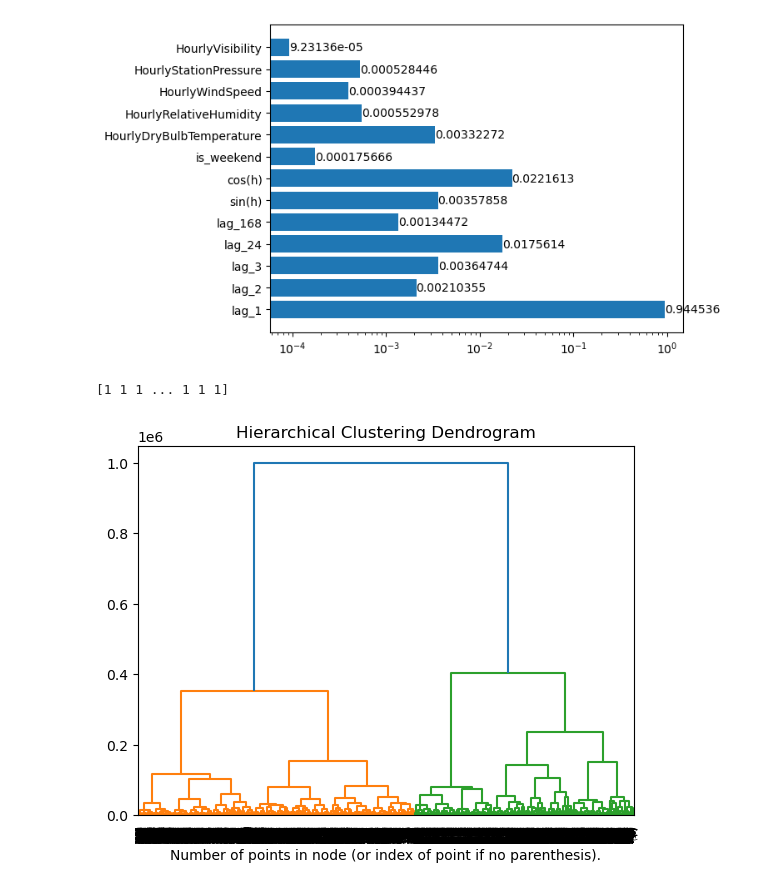
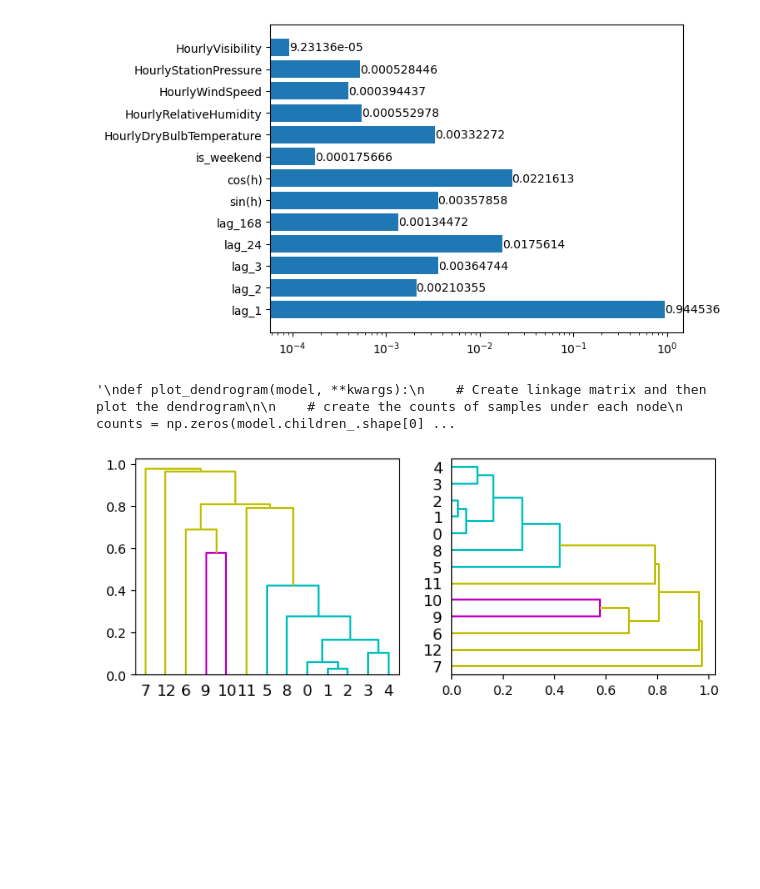
Before and after one commit to EdwardChanCH/Electricity-Demand-Forecaster, a Jupyter notebook: basic-models-with-feature-selection.ipynb, the cells around one changed output. Cells and saved outputs as stored; diff of their text form; code cells hidden in the pictures; blank space fills up the shorter version.

Commit message:
Added a sSciPi Dendrogram, with help from Jonathan.

```diff
--- a/basic-models-with-feature-selection.ipynb
+++ b/basic-models-with-feature-selection.ipynb
@@ -344,4 +350,5 @@ Feature importance scores:
 # %%
+'''
 def plot_dendrogram(model, **kwargs):
     # Create linkage matrix and then plot the dendrogram
 
@@ -367,8 +374,9 @@ def plot_dendrogram(model, **kwargs):
 
 
 XX_fs = DFtrain[allFeats].to_numpy(dtype=np.float32)
+print(XX_fs.shape)
 
-fsfs_model = AgglomerativeClustering(compute_distances=True)
+fsfs_model = AgglomerativeClustering(compute_distances=True, n_clusters=4)
 fsfs_model.fit(XX_fs)
 
 print(fsfs_model.labels_)
@@ -378,12 +386,42 @@ plot_dendrogram(fsfs_model, truncate_mode="level", p=13)
 plt.xlabel("Number of points in node (or index of point if no parenthesis).")
 plt.show()
 
-XX_fs.shape
-
 fsfs_agglo = cluster.FeatureAgglomeration(n_clusters=13)
 fsfs_agglo.fit(XX_fs)
 XX_reduced = fsfs_agglo.transform(XX_fs)
-XX_reduced.shape
+print(XX_reduced.shape)
+'''
 # %% [output]
-[1 1 1 ... 1 1 1]
+'\ndef plot_dendrogram(model, **kwargs):\n    # Create linkage matrix and then plot the dendrogram\n\n    # create the counts of samples under each node\n    counts = np.zeros(model.children_.shape[0] ...
-[figure, removed]
+# %%
+### 1.6 Feature Selection using SciPi
+
+# SciPy's cluster.hierarchy.linkage or SKLearn's cluster.AgglomerativeClustering can be used
+# to cluster a set of features based on "distance" (in our case 1 - corr).
+# You can visualize this with SciPy's cluster.hierarchy.dendrogram and then use SciPy's cluster.hierarchy.fcluster
+# to "cut" the dendrogram at a certain similarity threshold or into a desired number of clusters.
+
+# you can then plot that DF_clusters object with dendrogram() and use fclusters() to get clusters of correlated columns
+
+
+
+DF_X = DFtrain[allFeats]
+DF_y = DFtrain[target]
+
+fs_corr = DF_X.corr(method="spearman")
+fs_distance = 1.0 - fs_corr.abs()
+
+DF_clusters = linkage(squareform(fs_distance.values, checks=False), method="average")
+
+#fs_dendrogram = dendrogram(DF_clusters)
+
+
+
+hierarchy.set_link_color_palette(['m', 'c', 'y', 'k'])
+fig, axes = plt.subplots(1, 2, figsize=(8, 3))
+dn1 = dendrogram(DF_clusters, ax=axes[0], above_threshold_color='y', orientation='top')
+dn2 = dendrogram(DF_clusters, ax=axes[1], above_threshold_color='y', orientation='right')
+hierarchy.set_link_color_palette(None)  # reset to default after use
+plt.show()
+# %% [output]
+[figure, added]
```
Also changed, not shown: parts of 2 cells of this notebook.
